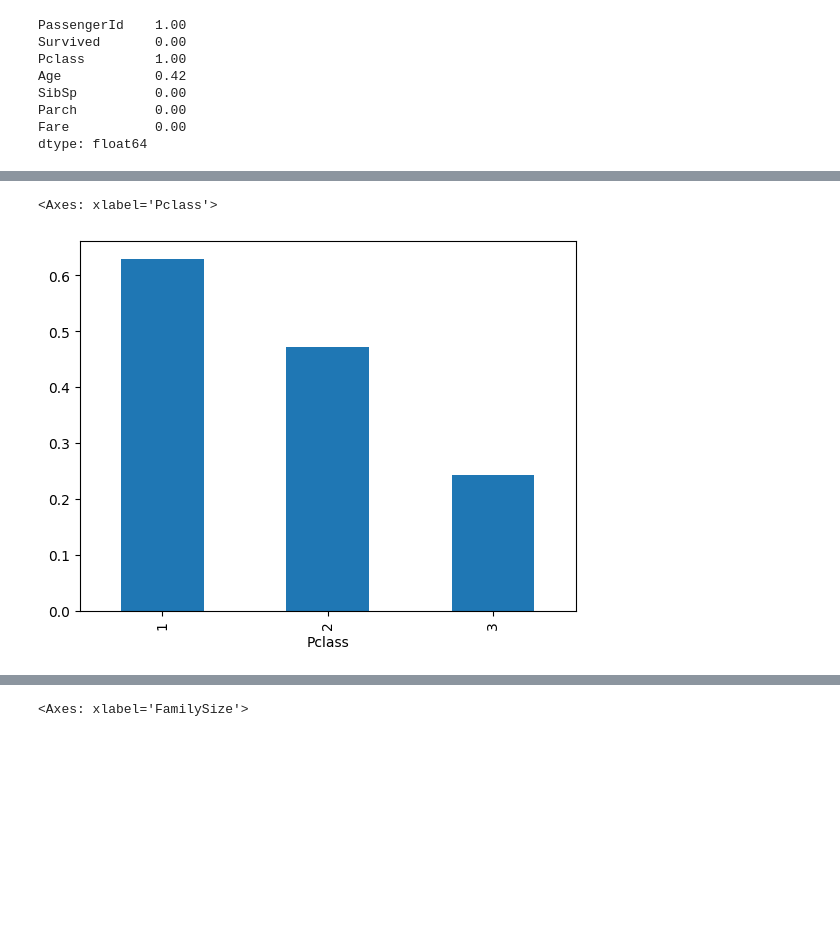
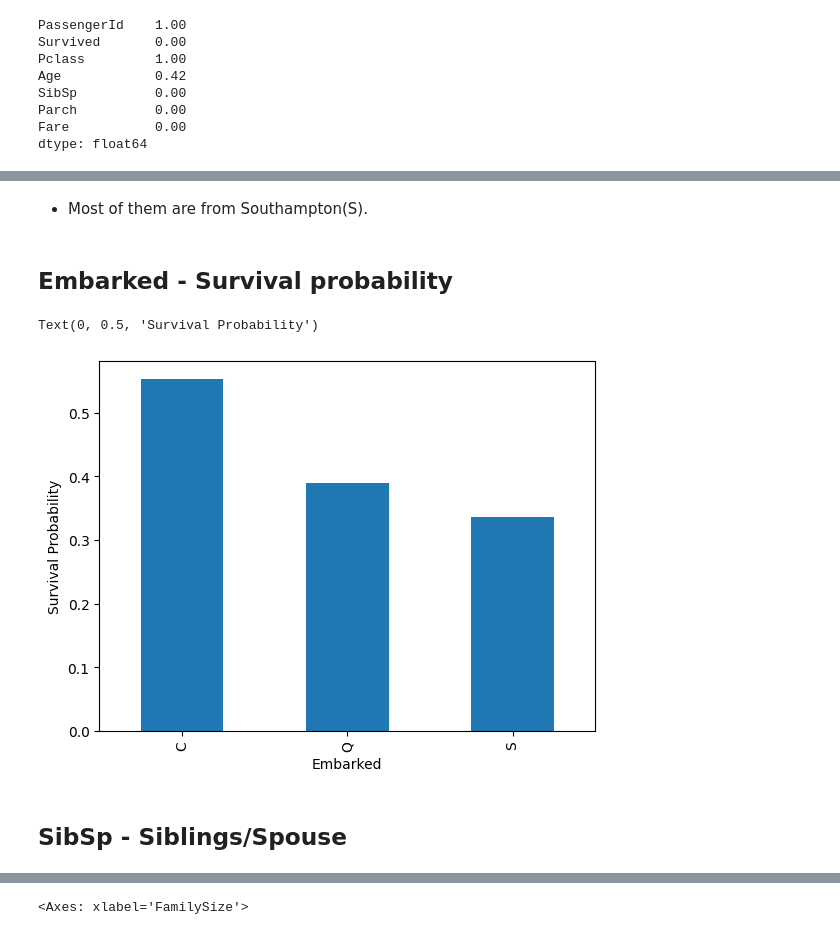
Before and after one commit to helben2002/TitanicCapstoneProject, a Jupyter notebook: ml/notebooks/fortuna.ipynb, the cells around one changed output, grey strips where cells are left out. Cells and saved outputs as stored; diff of their text form; code cells hidden in the pictures; blank space fills up the shorter version.

```diff
--- a/ml/notebooks/fortuna.ipynb
+++ b/ml/notebooks/fortuna.ipynb
@@ -111,5 +223,13 @@ df.groupby("Sex")["Survived"].mean().plot(kind="bar")
+# %% [markdown]
+- Most of them are from Southampton(S).
+# %% [markdown]
+## Embarked - Survival probability
 # %%
-df.groupby('Pclass')['Survived'].mean().plot(kind='bar')
+plt = df[['Embarked', 'Survived']].groupby('Embarked')['Survived'].mean().plot(kind='bar')
+plt.set_xlabel('Embarked')
+plt.set_ylabel('Survival Probability')
 # %% [output]
-<Axes: xlabel='Pclass'>
+Text(0, 0.5, 'Survival Probability')
-[figure, old version]
+[figure, new version]
+# %% [markdown]
+## SibSp - Siblings/Spouse
```
Also changed, not shown: parts of 65 cells of this notebook.
